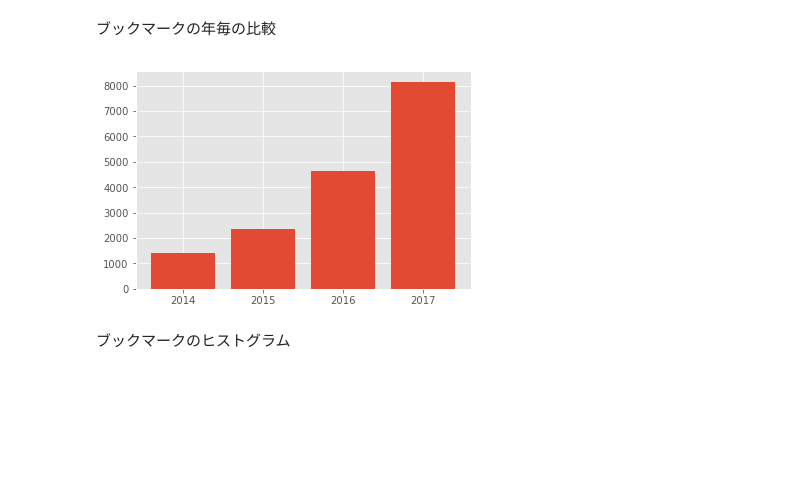
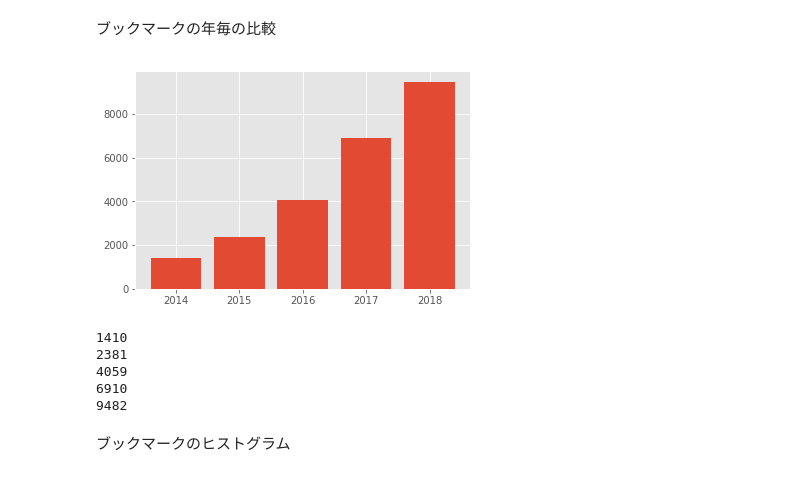
Before and after one commit to karaage0703/taikutsu_blog_works, a Jupyter notebook: hatebu_analysis.ipynb, the cells around one changed output. Saved outputs shown, nothing was run; the diff lists cells and outputs as text; code cells hidden in the pictures; blank space fills up the shorter version.

```diff
--- a/hatebu_analysis.ipynb
+++ b/hatebu_analysis.ipynb
@@ -139,22 +139,36 @@ sort_data.head()
 ブックマークの年毎の比較
 # %%
 plt.style.use('ggplot')
+year2018 = data[data["date"].str.contains("2018/", na=False)]
 year2017 = data[data["date"].str.contains("2017/", na=False)]
 year2016 = data[data["date"].str.contains("2016/", na=False)]
 year2015 = data[data["date"].str.contains("2015/", na=False)]
 year2014 = data[data["date"].str.contains("2014/", na=False)]
+bm_2018 = year2018["bookmarks"].sum()
 bm_2017 = year2017["bookmarks"].sum()
 bm_2016 = year2016["bookmarks"].sum()
 bm_2015 = year2015["bookmarks"].sum()
 bm_2014 = year2014["bookmarks"].sum()
 
-left = np.array([1, 2, 3, 4])
-label = ["2014", "2015", "2016", "2017"]
-height = np.array([bm_2014, bm_2015, bm_2016, bm_2017])
+left = np.array([1, 2, 3, 4, 5])
+label = ["2014", "2015", "2016", "2017", "2018"]
+height = np.array([bm_2014, bm_2015, bm_2016, bm_2017, bm_2018])
 plt.bar(left, height, tick_label=label, align="center")
 plt.show()
 # %% [output]
-[figure, old version]
+[figure, new version]
+# %%
+print(bm_2014)
+print(bm_2015)
+print(bm_2016)
+print(bm_2017)
+print(bm_2018)
+# %% [output]
+1410
+2381
+4059
+6910
+9482
 # %% [markdown]
 ブックマークのヒストグラム
 # %%
```
Also changed, not shown: parts of 6 cells of this notebook.
